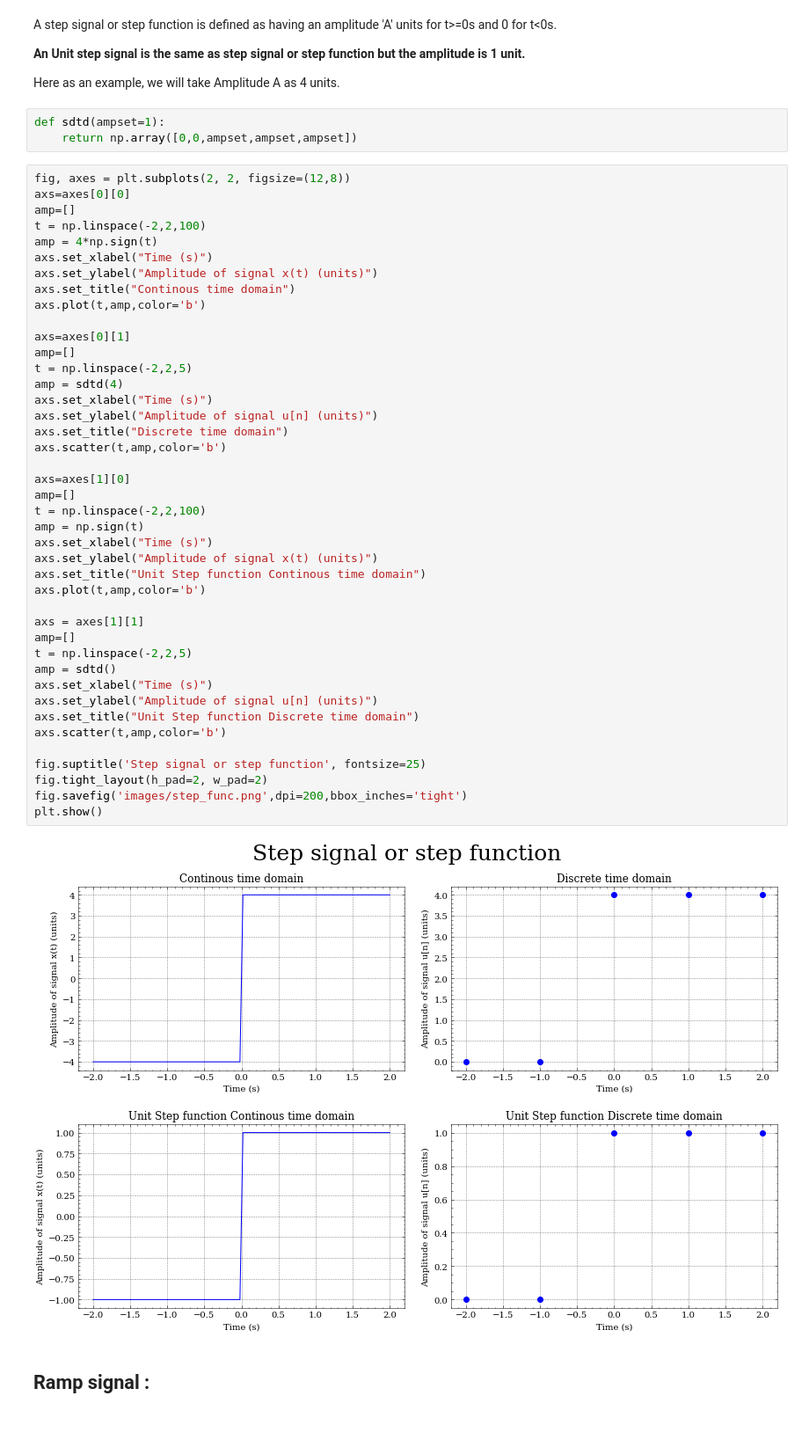
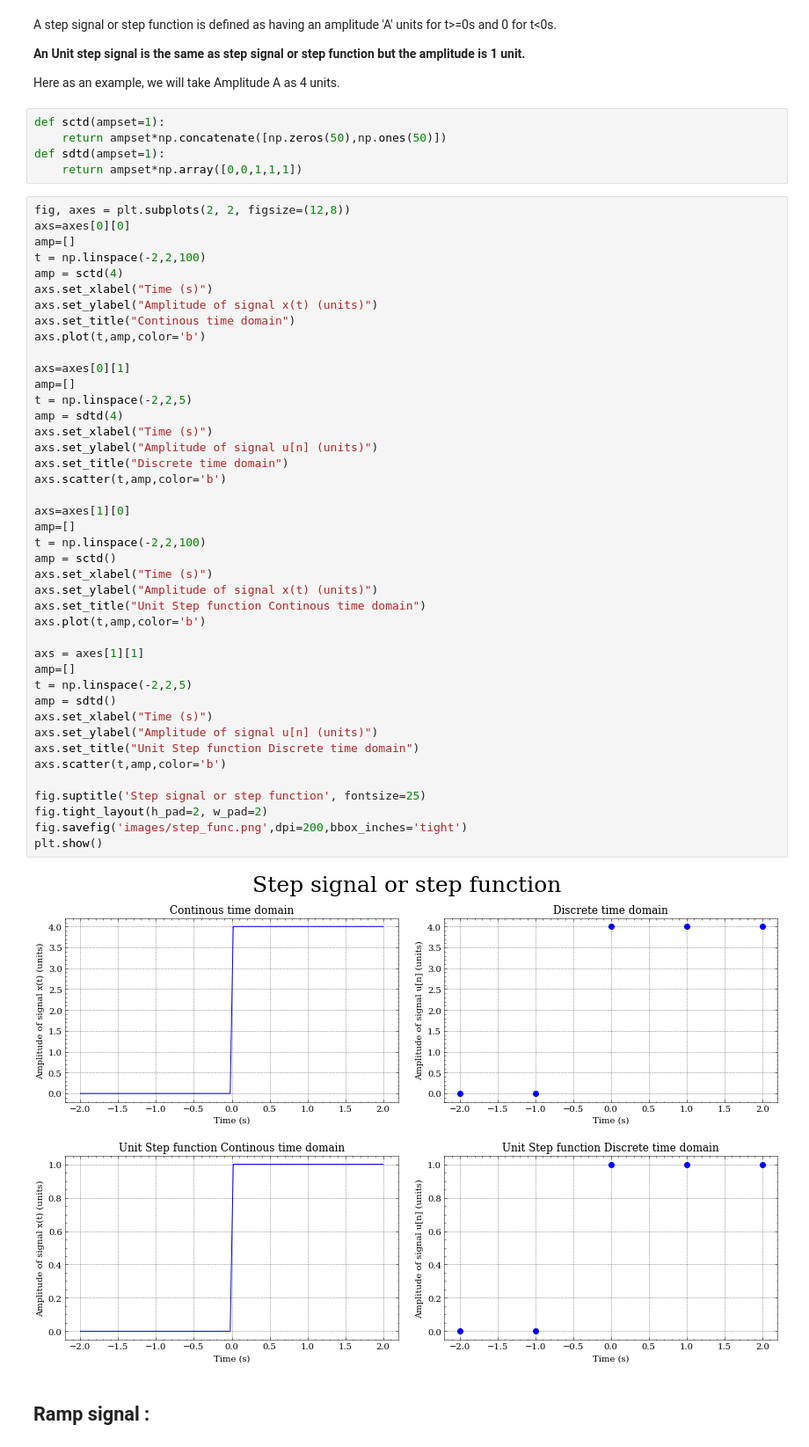
Before and after one commit to hariharan-tech/signals_n_systems_in_python, a Jupyter notebook: 01_basic_signals/basic_signals.ipynb, the cells around one changed output. Shown at 88% size. Cells and saved outputs as stored; diff of their text form.

```diff
--- a/01_basic_signals/basic_signals.ipynb
+++ b/01_basic_signals/basic_signals.ipynb
@@ -56,14 +56,16 @@ A step signal or step function is defined as having an amplitude 'A' units for t
 
 Here as an example, we will take Amplitude A as 4 units.
 # %%
+def sctd(ampset=1):
+    return ampset*np.concatenate([np.zeros(50),np.ones(50)])
 def sdtd(ampset=1):
-    return np.array([0,0,ampset,ampset,ampset])
+    return ampset*np.array([0,0,1,1,1])
 # %%
 fig, axes = plt.subplots(2, 2, figsize=(12,8))
 axs=axes[0][0]
 amp=[]
 t = np.linspace(-2,2,100)
-amp = 4*np.sign(t)
+amp = sctd(4)
 axs.set_xlabel("Time (s)")
 axs.set_ylabel("Amplitude of signal x(t) (units)")
 axs.set_title("Continous time domain")
@@ -73,35 +75,35 @@ axs=axes[0][1]
 amp=[]
 t = np.linspace(-2,2,5)
 amp = sdtd(4)
 axs.set_xlabel("Time (s)")
 axs.set_ylabel("Amplitude of signal u[n] (units)")
 axs.set_title("Discrete time domain")
 axs.scatter(t,amp,color='b')
 
 axs=axes[1][0]
 amp=[]
 t = np.linspace(-2,2,100)
-amp = np.sign(t)
+amp = sctd()
 axs.set_xlabel("Time (s)")
 axs.set_ylabel("Amplitude of signal x(t) (units)")
 axs.set_title("Unit Step function Continous time domain")
 axs.plot(t,amp,color='b')
 
 axs = axes[1][1]
 amp=[]
 t = np.linspace(-2,2,5)
 amp = sdtd()
 axs.set_xlabel("Time (s)")
 axs.set_ylabel("Amplitude of signal u[n] (units)")
 axs.set_title("Unit Step function Discrete time domain")
 axs.scatter(t,amp,color='b')
 
 fig.suptitle('Step signal or step function', fontsize=25)
 fig.tight_layout(h_pad=2, w_pad=2)
 fig.savefig('images/step_func.png',dpi=200,bbox_inches='tight')
 plt.show()
 # %% [output]
-[figure, old version]
+[figure, new version]
 # %% [markdown]
 ## Ramp signal :
 # %% [markdown]
```
Also changed, not shown: parts of 1 cell of this notebook.
